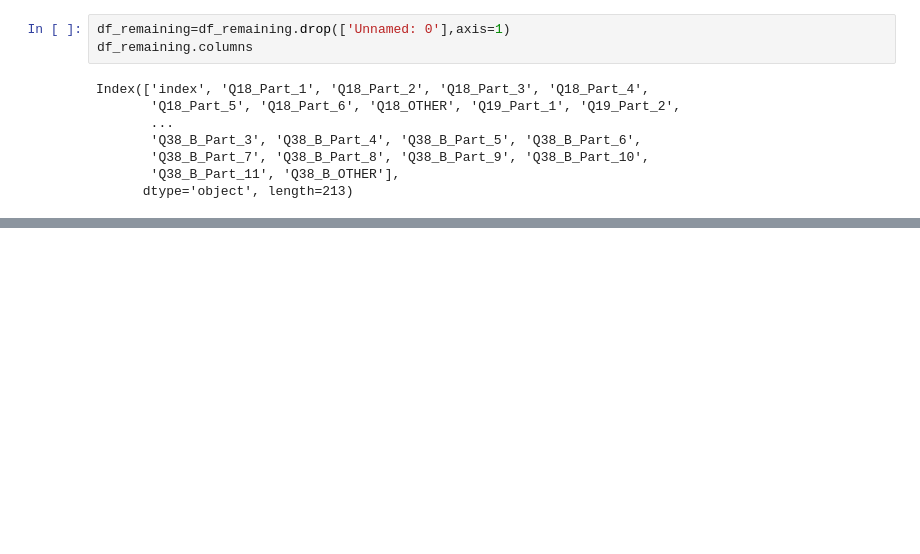
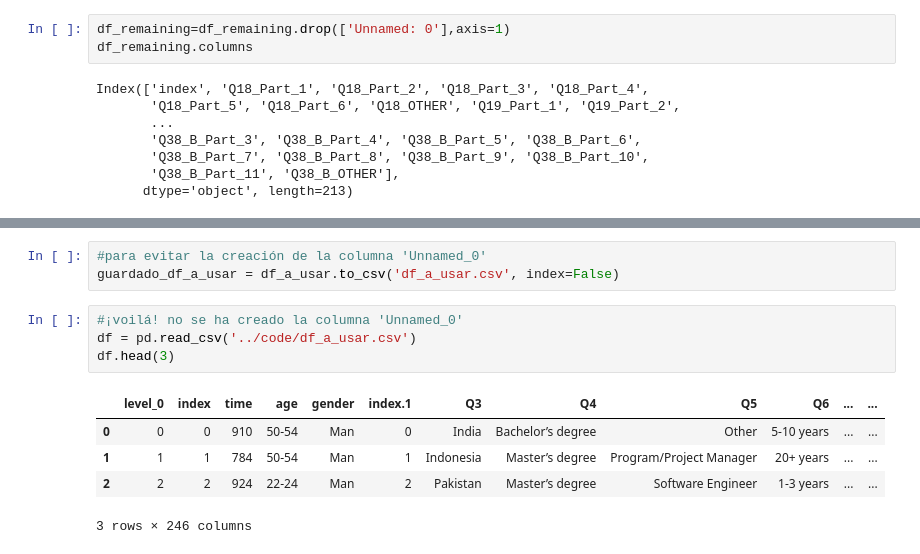
Before and after one commit to Adalab/project-da-promo-c-module-2-team-1, a Jupyter notebook: code/code1.ipynb, the cells around one changed output, grey strips where cells are left out. Saved outputs shown, nothing was run; the diff lists cells and outputs as text; blank space fills up the shorter version.

```diff
--- a/code/code1.ipynb
+++ b/code/code1.ipynb
@@ -129,0 +152,13 @@ df_concat.head()
+# %%
+#para evitar la creación de la columna 'Unnamed_0'
+guardado_df_a_usar = df_a_usar.to_csv('df_a_usar.csv', index=False)
+# %%
+#¡voilá! no se ha creado la columna 'Unnamed_0'
+df = pd.read_csv('../code/df_a_usar.csv')
+df.head(3)
+# %% [output]
+|  | level_0 | index | time | age | gender | index.1 | Q3 | Q4 | Q5 | Q6 | ... | ... |
+| 0 | 0 | 0 | 910 | 50-54 | Man | 0 | India | Bachelor’s degree | Other | 5-10 years | ... | ... |
+| 1 | 1 | 1 | 784 | 50-54 | Man | 1 | Indonesia | Master’s degree | Program/Project Manager | 20+ years | ... | ... |
+| 2 | 2 | 2 | 924 | 22-24 | Man | 2 | Pakistan | Master’s degree | Software Engineer | 1-3 years | ... | ... |
+3 rows × 246 columns
```
Also changed, not shown: parts of 34 cells of this notebook.
